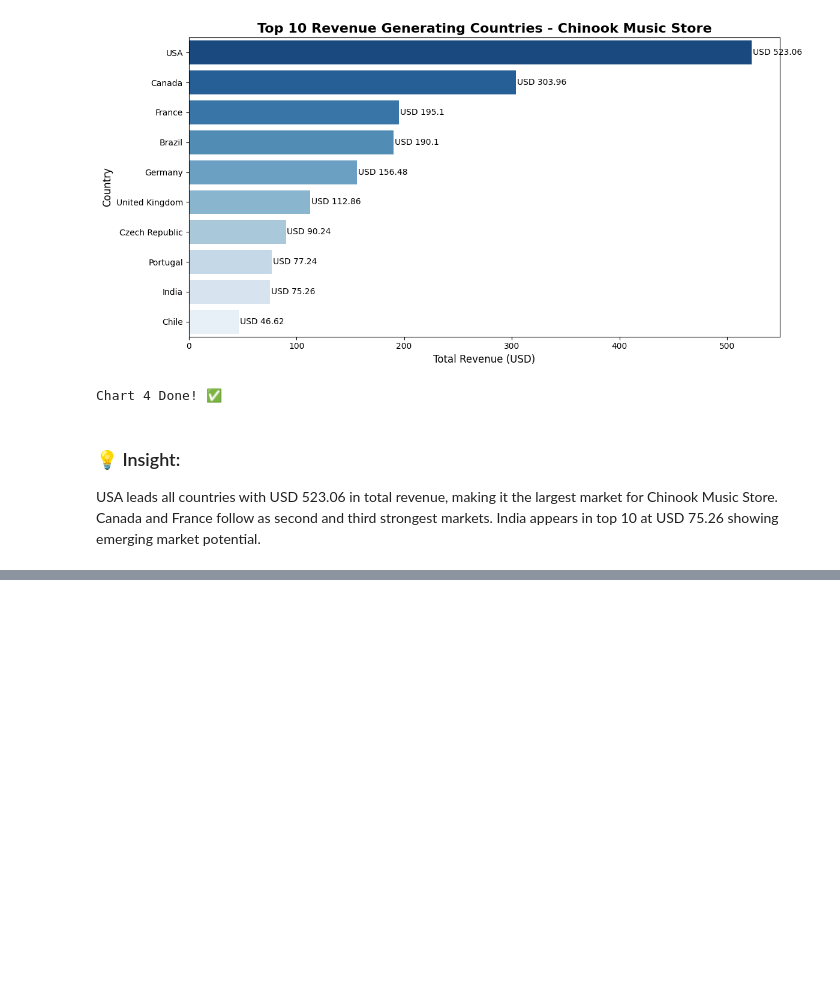
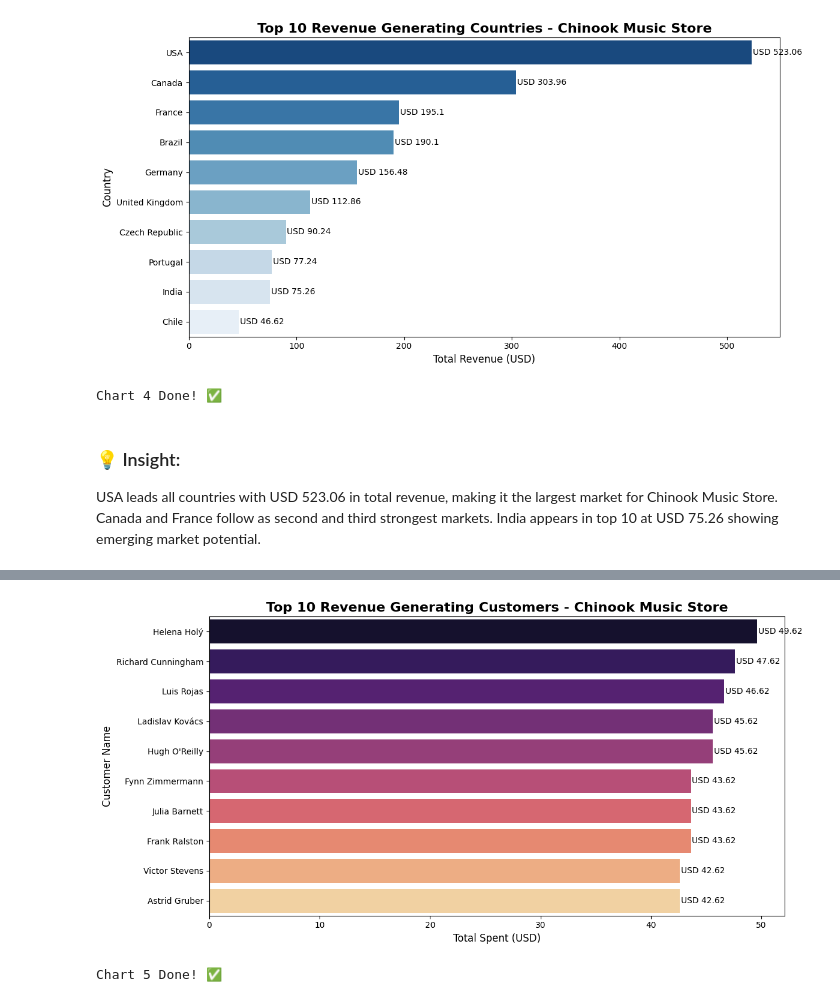
Before and after one commit to Asmashaik7/Data_Analytics_Portfolio, a Jupyter notebook: SQL_Projects/chinook/chinook_visualizations.ipynb, the cells around one changed output, grey strips where cells are left out. Saved outputs shown, nothing was run; the diff lists cells and outputs as text; code cells hidden in the pictures; blank space fills up the shorter version.

Commit message:
added some visualizations

```diff
--- a/SQL_Projects/chinook/chinook_visualizations.ipynb
+++ b/SQL_Projects/chinook/chinook_visualizations.ipynb
@@ -282,0 +287,13 @@ India appears in top 10 at USD 75.26 showing emerging market potential.
+# %%
+df_top_customers = pd.read_sql("""
+    SELECT TOP 10 c.CustomerId,
+       c.FirstName+' '+c.LastName as Name,
+       SUM(i.Total) AS TotalSpent
+FROM Customer c
+JOIN Invoice i
+ON c.CustomerId = i.CustomerId
+GROUP BY c.CustomerId, c.FirstName, c.LastName
+ORDER BY TotalSpent DESC
+""", conn)
+
+print(df_top_customers)
@@ -282,0 +312,22 @@ India appears in top 10 at USD 75.26 showing emerging market potential.
+# %%
+plt.figure(figsize=(12, 6))
+sns.barplot(x='TotalSpent', y='Name',
+            data=df_top_customers,
+            hue='Name', palette='magma', legend=False)
+
+plt.title('Top 10 Revenue Generating Customers - Chinook Music Store',
+          fontsize=16, fontweight='bold')
+plt.xlabel('Total Spent (USD)', fontsize=12)
+plt.ylabel('Customer Name', fontsize=12)
+
+for i, v in enumerate(df_top_customers['TotalSpent']):
+    plt.text(v + 0.1, i, f'USD {v}', va='center', fontsize=10)
+
+plt.tight_layout()
+plt.savefig('chart5_top_customers.png', dpi=150)
+plt.show()
+
+print("Chart 5 Done! ✅")
+# %% [output]
+[figure, added]
+Chart 5 Done! ✅
```
Also changed, not shown: parts of 19 cells of this notebook.
